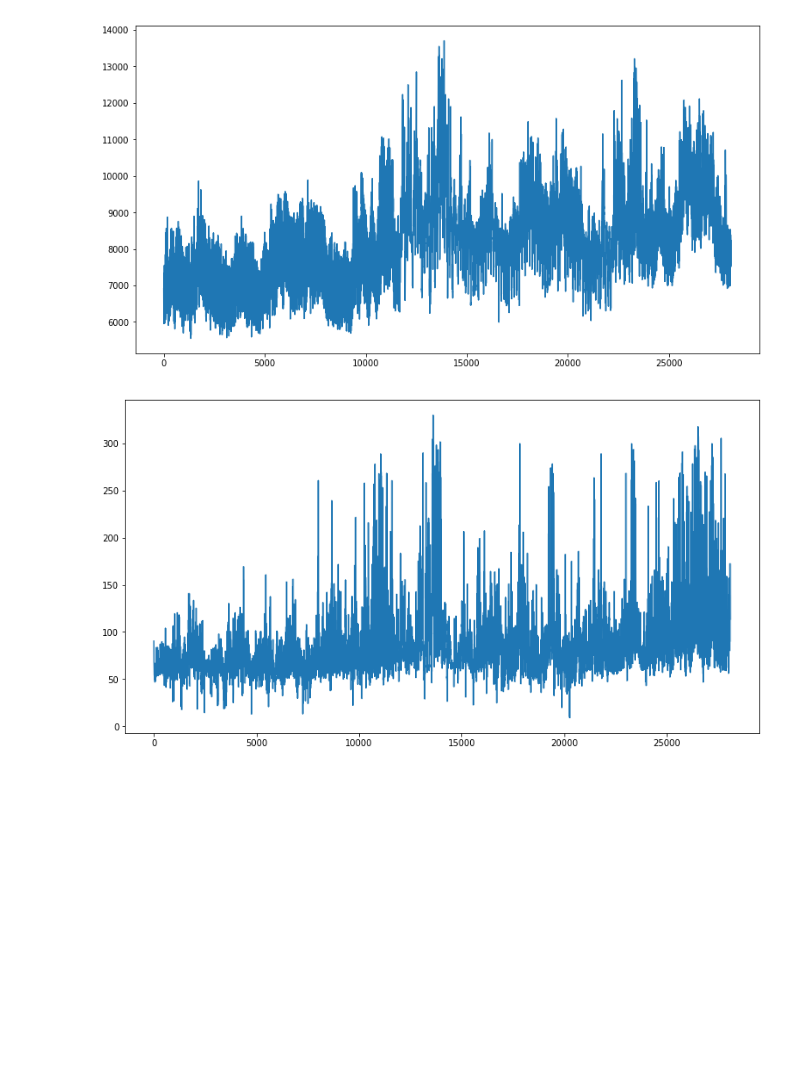
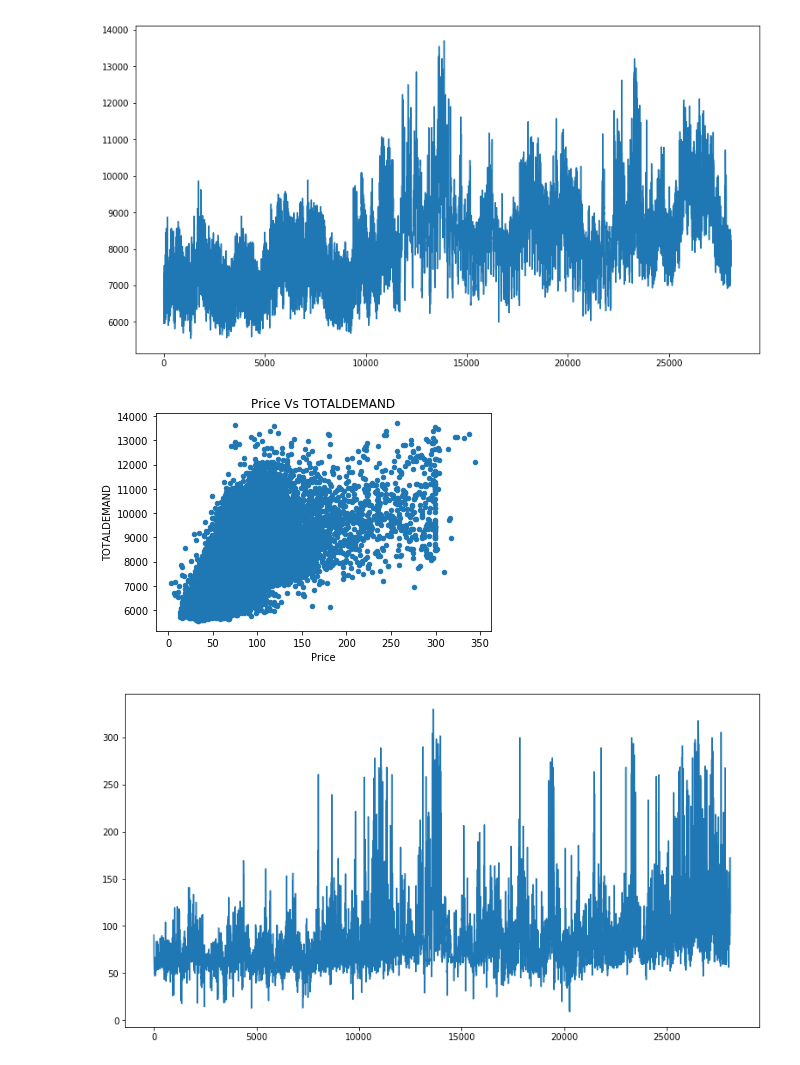
Before and after one commit to DonaldTurton/AT2_Advanced_Data_Algorithms, a Jupyter notebook: EDA_EnergyData.ipynb, the cells around one changed output. Cells and saved outputs as stored; diff of their text form; code cells hidden in the pictures; blank space fills up the shorter version.

```diff
--- a/EDA_EnergyData.ipynb
+++ b/EDA_EnergyData.ipynb
@@ -187,6 +200,14 @@ plt.plot(Price)
 plt.show()
 # %% [output]
 [figure]
+# %%
+data.plot("RRP", "TOTALDEMAND", kind="scatter")
+plt.title('Price Vs TOTALDEMAND')
+plt.xlabel('Price')
+plt.ylabel('TOTALDEMAND')
+plt.show()
+# %% [output]
+[figure, added]
 # %%
 #Moving Avarage
 Price = data["price_mov_avg_1hr"].values
```
Also changed, not shown: parts of 6 cells of this notebook.
